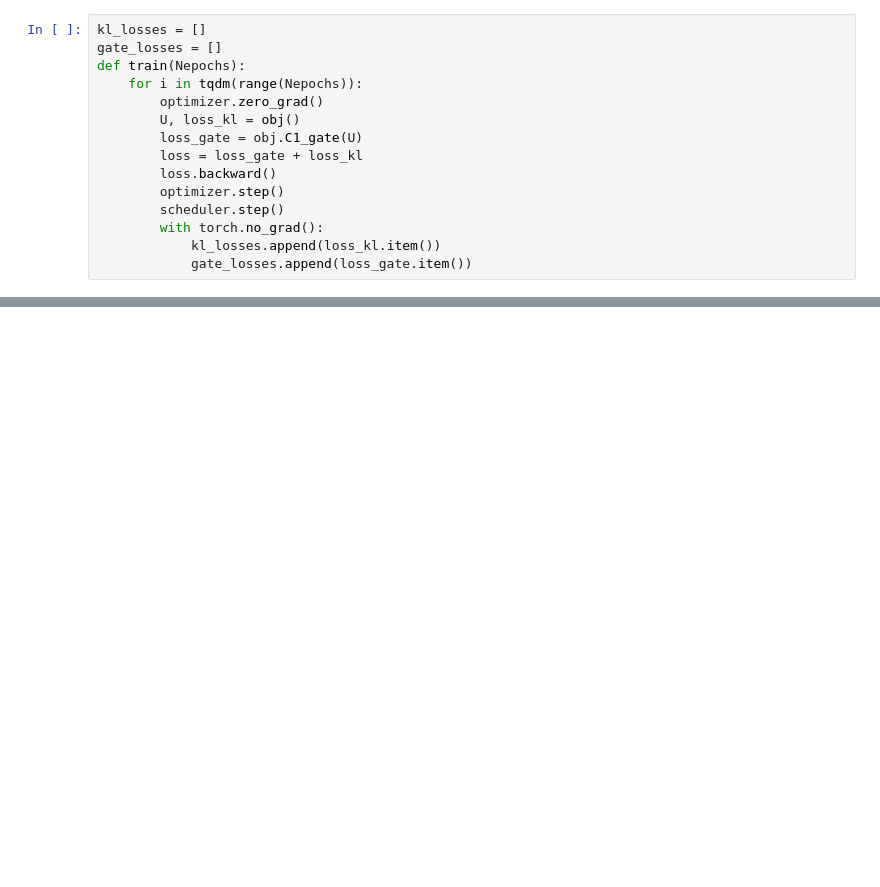
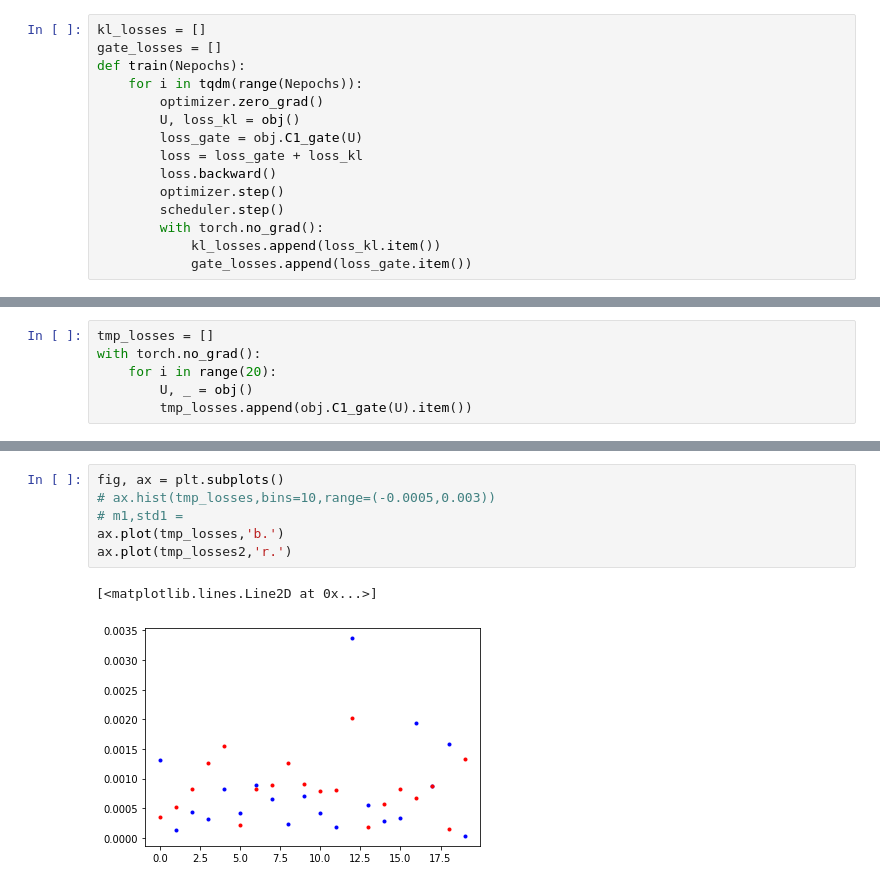
Before and after one commit to Vinther901/Quantum-Optimal-Control, a Jupyter notebook: 2DSystems/VariationalOptimization.ipynb, the cells around one changed output, grey strips where cells are left out. Cells and saved outputs as stored; diff of their text form; blank space fills up the shorter version.

```diff
--- a/2DSystems/VariationalOptimization.ipynb
+++ b/2DSystems/VariationalOptimization.ipynb
@@ -211,0 +245,6 @@ plt.plot(obj.restrict_diff(obj.heights.detach()))
+# %%
+tmp_losses = []
+with torch.no_grad():
+    for i in range(20):
+        U, _ = obj()
+        tmp_losses.append(obj.C1_gate(U).item())
@@ -211,0 +255,9 @@ plt.plot(obj.restrict_diff(obj.heights.detach()))
+# %%
+fig, ax = plt.subplots()
+# ax.hist(tmp_losses,bins=10,range=(-0.0005,0.003))
+# m1,std1 =
+ax.plot(tmp_losses,'b.')
+ax.plot(tmp_losses2,'r.')
+# %% [output]
+[<matplotlib.lines.Line2D at 0x...>]
+[figure, added]
```
Also changed, not shown: parts of 15 cells of this notebook, 1 other file.
